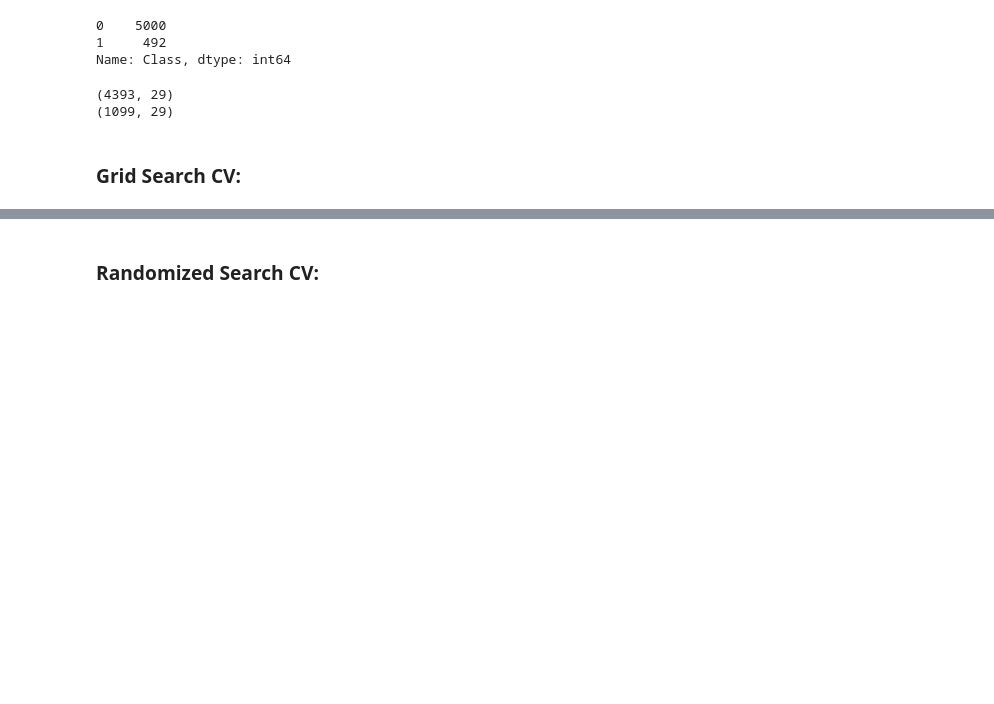
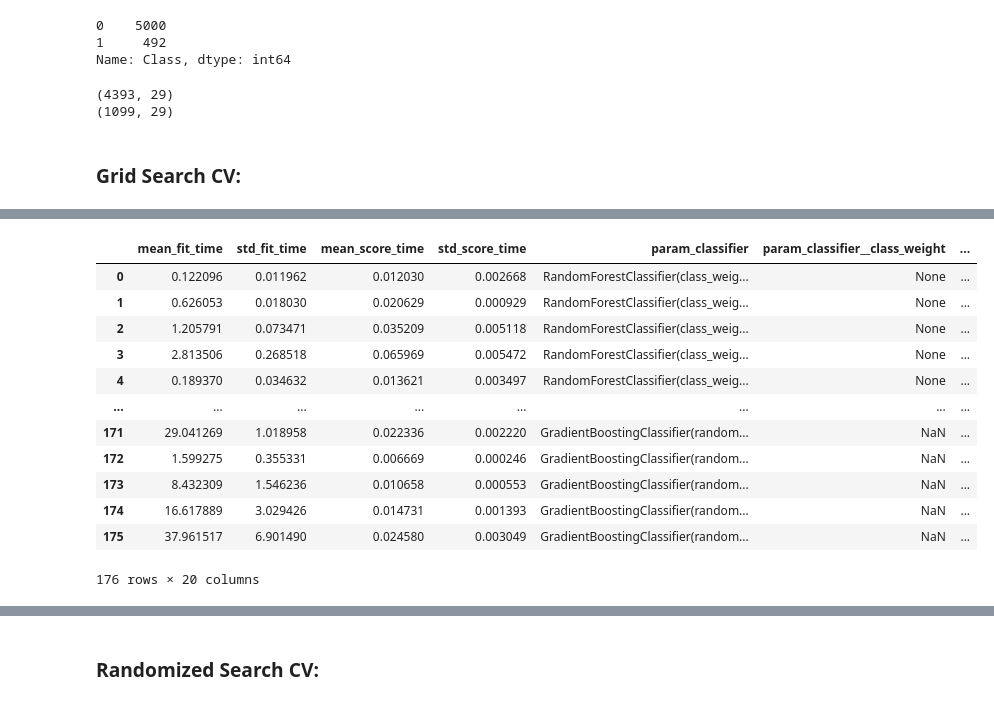
Before and after one commit to regispires/aulas-machine-learning-2022, a Jupyter notebook: 09-GridSearchCV com multiplos algoritmos.ipynb, the cells around one changed output, grey strips where cells are left out. Saved outputs shown, nothing was run; the diff lists cells and outputs as text; code cells hidden in the pictures; blank space fills up the shorter version.

```diff
--- a/09-GridSearchCV com multiplos algoritmos.ipynb
+++ b/09-GridSearchCV com multiplos algoritmos.ipynb
@@ -213,0 +190,17 @@ Test ROC AUC Score: 0.9696004270591976
+# %%
+df_results_gs = pd.DataFrame(gs.cv_results_)
+df_results_gs
+# %% [output]
+|  | mean_fit_time | std_fit_time | mean_score_time | std_score_time | param_classifier | param_classifier__class_weight | ... |
+| 0 | 0.122096 | 0.011962 | 0.012030 | 0.002668 | RandomForestClassifier(class_weig... | None | ... |
+| 1 | 0.626053 | 0.018030 | 0.020629 | 0.000929 | RandomForestClassifier(class_weig... | None | ... |
+| 2 | 1.205791 | 0.073471 | 0.035209 | 0.005118 | RandomForestClassifier(class_weig... | None | ... |
+| 3 | 2.813506 | 0.268518 | 0.065969 | 0.005472 | RandomForestClassifier(class_weig... | None | ... |
+| 4 | 0.189370 | 0.034632 | 0.013621 | 0.003497 | RandomForestClassifier(class_weig... | None | ... |
+| ... | ... | ... | ... | ... | ... | ... | ... |
+| 171 | 29.041269 | 1.018958 | 0.022336 | 0.002220 | GradientBoostingClassifier(random... | NaN | ... |
+| 172 | 1.599275 | 0.355331 | 0.006669 | 0.000246 | GradientBoostingClassifier(random... | NaN | ... |
+| 173 | 8.432309 | 1.546236 | 0.010658 | 0.000553 | GradientBoostingClassifier(random... | NaN | ... |
+| 174 | 16.617889 | 3.029426 | 0.014731 | 0.001393 | GradientBoostingClassifier(random... | NaN | ... |
+| 175 | 37.961517 | 6.901490 | 0.024580 | 0.003049 | GradientBoostingClassifier(random... | NaN | ... |
+176 rows × 20 columns
```
Also changed, not shown: parts of 21 cells of this notebook, 1 other file.
